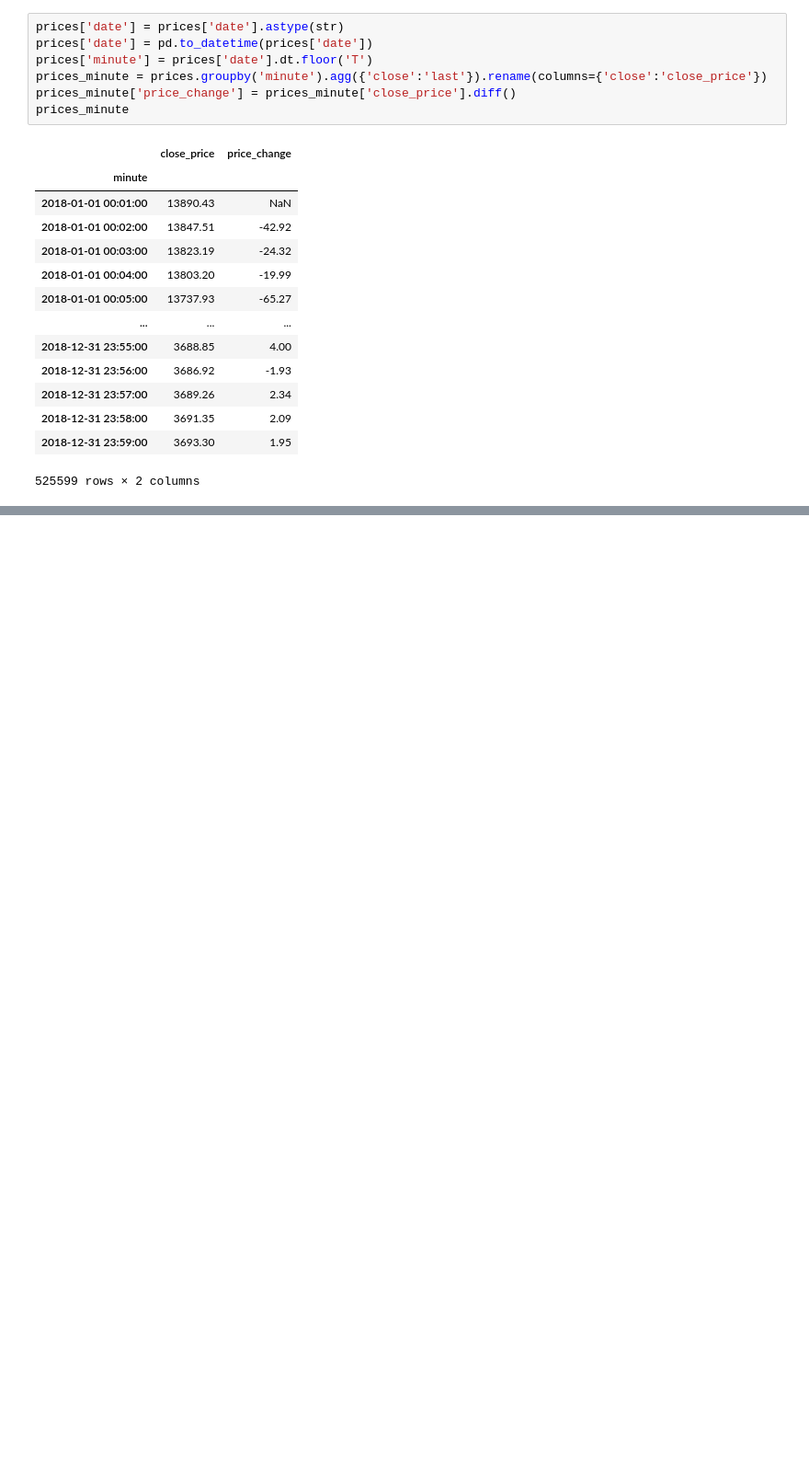
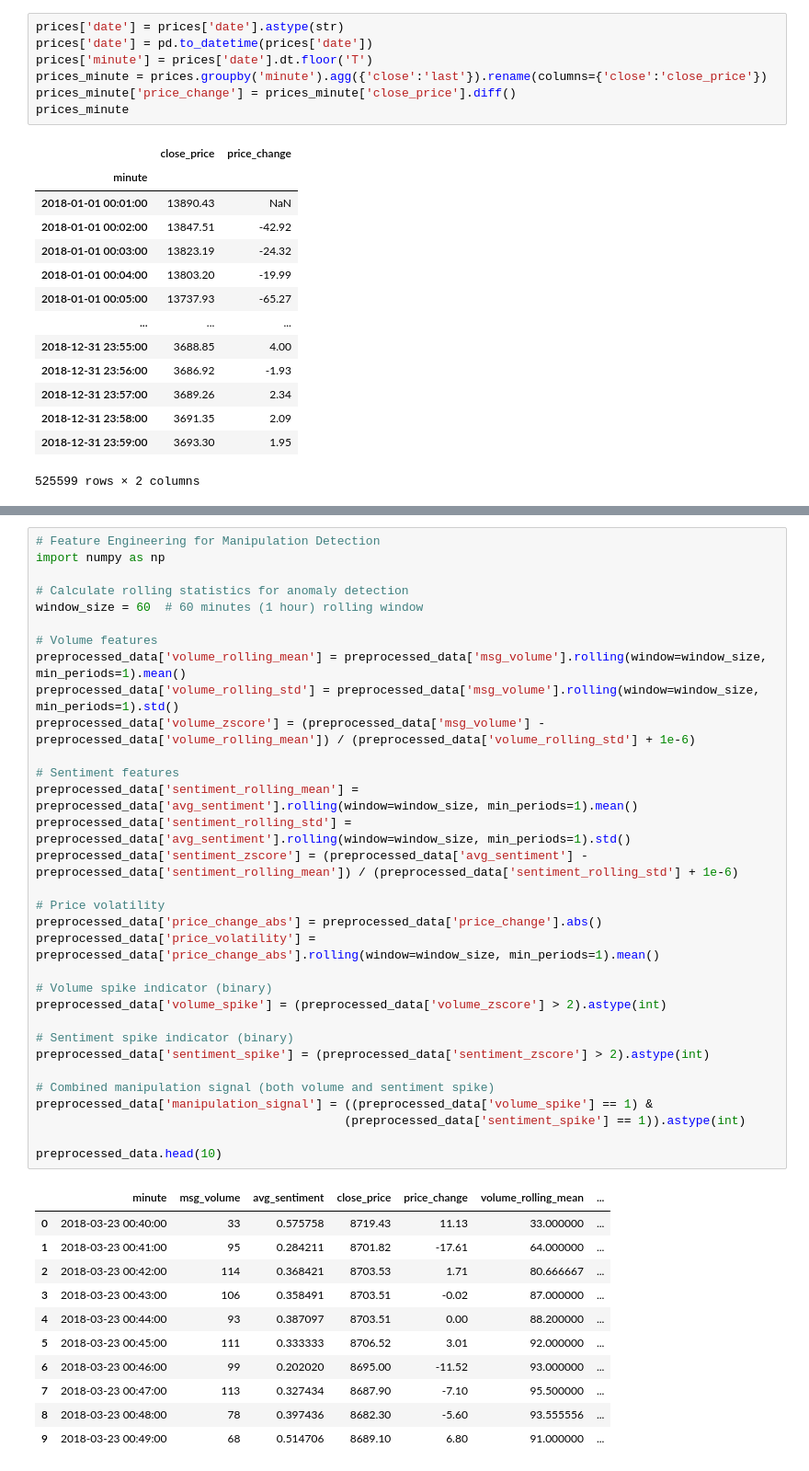
Before and after one commit to kyletsuji/market_manipulation_detector, a Jupyter notebook: data_preprocessing.ipynb, the cells around one changed output, grey strips where cells are left out. Shown at 92% size. Drawn from its saved outputs; the diff is of its cells as text; blank space fills up the shorter version.

```diff
--- a/data_preprocessing.ipynb
+++ b/data_preprocessing.ipynb
@@ -86,0 +94,44 @@ preprocessed_data
+# %%
+# Feature Engineering for Manipulation Detection
+import numpy as np
+
+# Calculate rolling statistics for anomaly detection
+window_size = 60  # 60 minutes (1 hour) rolling window
+
+# Volume features
+preprocessed_data['volume_rolling_mean'] = preprocessed_data['msg_volume'].rolling(window=window_size, min_periods=1).mean()
+preprocessed_data['volume_rolling_std'] = preprocessed_data['msg_volume'].rolling(window=window_size, min_periods=1).std()
+preprocessed_data['volume_zscore'] = (preprocessed_data['msg_volume'] - preprocessed_data['volume_rolling_mean']) / (preprocessed_data['volume_rolling_std'] + 1e-6)
+
+# Sentiment features
+preprocessed_data['sentiment_rolling_mean'] = preprocessed_data['avg_sentiment'].rolling(window=window_size, min_periods=1).mean()
+preprocessed_data['sentiment_rolling_std'] = preprocessed_data['avg_sentiment'].rolling(window=window_size, min_periods=1).std()
+preprocessed_data['sentiment_zscore'] = (preprocessed_data['avg_sentiment'] - preprocessed_data['sentiment_rolling_mean']) / (preprocessed_data['sentiment_rolling_std'] + 1e-6)
+
+# Price volatility
+preprocessed_data['price_change_abs'] = preprocessed_data['price_change'].abs()
+preprocessed_data['price_volatility'] = preprocessed_data['price_change_abs'].rolling(window=window_size, min_periods=1).mean()
+
+# Volume spike indicator (binary)
+preprocessed_data['volume_spike'] = (preprocessed_data['volume_zscore'] > 2).astype(int)
+
+# Sentiment spike indicator (binary)
+preprocessed_data['sentiment_spike'] = (preprocessed_data['sentiment_zscore'] > 2).astype(int)
+
+# Combined manipulation signal (both volume and sentiment spike)
+preprocessed_data['manipulation_signal'] = ((preprocessed_data['volume_spike'] == 1) &
+                                           (preprocessed_data['sentiment_spike'] == 1)).astype(int)
+
+preprocessed_data.head(10)
+# %% [output]
+|  | minute | msg_volume | avg_sentiment | close_price | price_change | volume_rolling_mean | ... |
+| 0 | 2018-03-23 00:40:00 | 33 | 0.575758 | 8719.43 | 11.13 | 33.000000 | ... |
+| 1 | 2018-03-23 00:41:00 | 95 | 0.284211 | 8701.82 | -17.61 | 64.000000 | ... |
+| 2 | 2018-03-23 00:42:00 | 114 | 0.368421 | 8703.53 | 1.71 | 80.666667 | ... |
+| 3 | 2018-03-23 00:43:00 | 106 | 0.358491 | 8703.51 | -0.02 | 87.000000 | ... |
+| 4 | 2018-03-23 00:44:00 | 93 | 0.387097 | 8703.51 | 0.00 | 88.200000 | ... |
+| 5 | 2018-03-23 00:45:00 | 111 | 0.333333 | 8706.52 | 3.01 | 92.000000 | ... |
+| 6 | 2018-03-23 00:46:00 | 99 | 0.202020 | 8695.00 | -11.52 | 93.000000 | ... |
+| 7 | 2018-03-23 00:47:00 | 113 | 0.327434 | 8687.90 | -7.10 | 95.500000 | ... |
+| 8 | 2018-03-23 00:48:00 | 78 | 0.397436 | 8682.30 | -5.60 | 93.555556 | ... |
+| 9 | 2018-03-23 00:49:00 | 68 | 0.514706 | 8689.10 | 6.80 | 91.000000 | ... |
```
Also changed, not shown: parts of 7 cells of this notebook, 4 other files.
